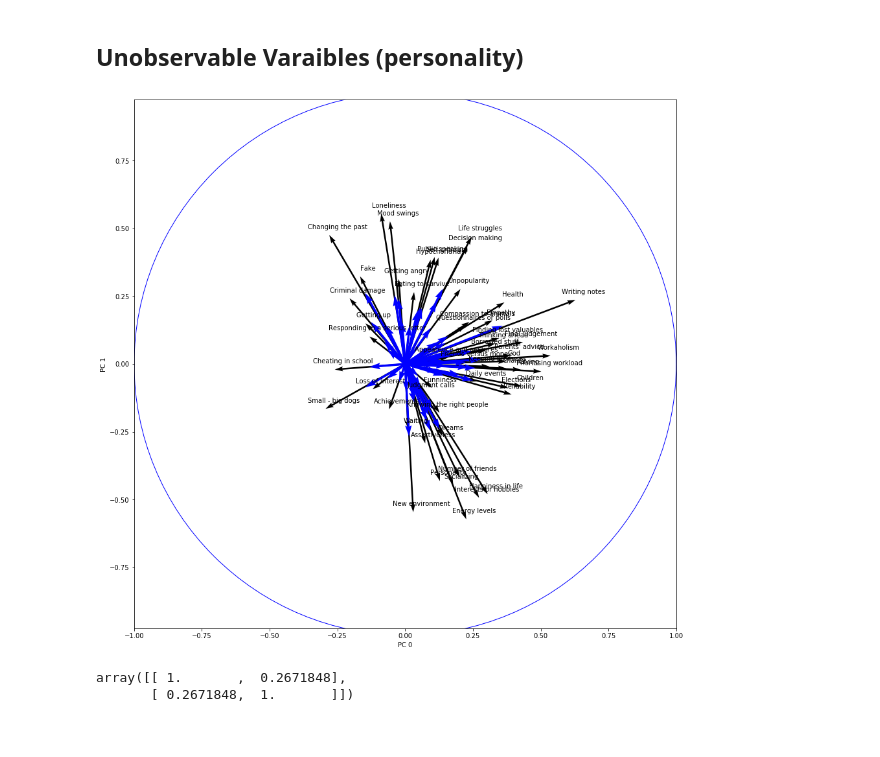
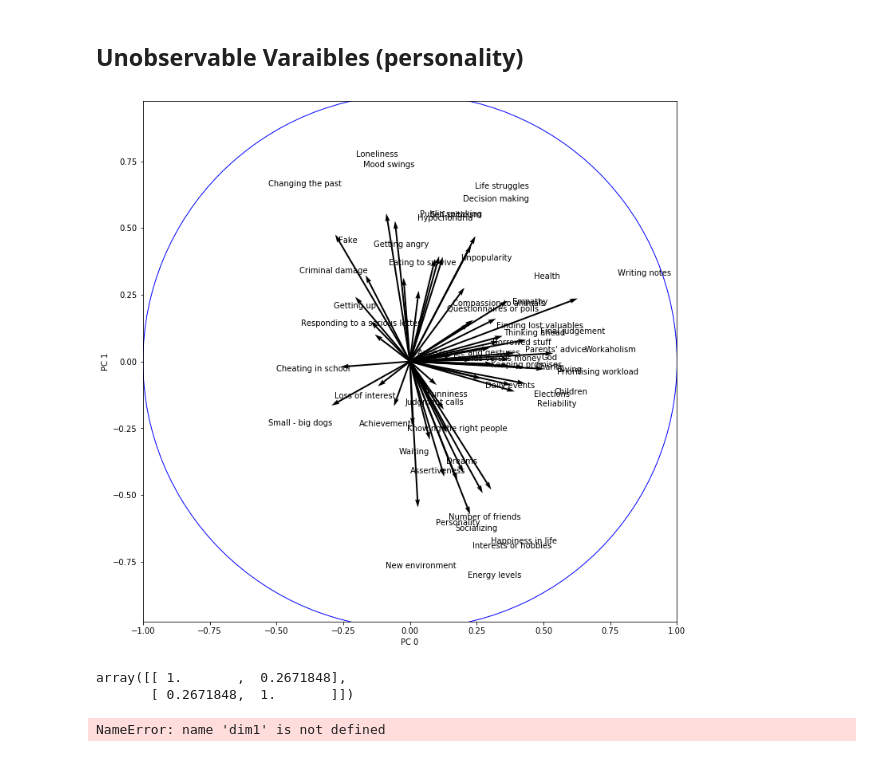
Before and after one commit to raulds77/inference_project, a Jupyter notebook: Observable PCA.ipynb, the cells around one changed output. Cells and saved outputs as stored; diff of their text form; code cells hidden in the pictures.

```diff
--- a/Observable PCA.ipynb
+++ b/Observable PCA.ipynb
@@ -27,11 +30,16 @@ personality = df.iloc[:,63:]
 # %%
 data = {'music':music,'movies':movies,'interests':interests,'personality':personality}
 # %%
+pca_proj = {}
+
 for k in data.keys():
     scaled = scale(data[k],with_std = False)
     pca = PCA()
     pca.fit(scaled)
     projected = pca.fit_transform(scaled)
+
+    pca_proj[k] = projected
+
     plt.figure(figsize=(10,4))
     plt.subplot(1, 2, 1)
     plt.plot(pca.explained_variance_ratio_)
@@ -68,11 +76,8 @@ for k in data.keys():
 # %% [markdown]
 ## Unobservable Varaibles (personality)
 # %%
-k = 'personality'
-scaled = scale(data[k] , with_std = False)
-pca = PCA()
-pca.fit(scaled)
-projected = pca.fit_transform(scaled)
+
+projected = pca_proj['personality']
 
 
 PCs = pca.components_
@@ -87,42 +92,42 @@ for var in range(k):
 
 
 # Use quiver to generate the basic plot
-fig = plt.figure(figsize=(15,15))
+fig = plt.figure(figsize=(12,12))
 
-plt.quiver(np.zeros(PCs.shape[1] - ( PCs.shape[1] - k ) ), np.zeros(PCs.shape[1] - ( PCs.shape[1] - k ) ),
+plt.quiver(np.zeros( k ) , np.zeros( k ),
            dim1, dim2,
            angles='xy', scale_units='xy',scale = 1 , width = .003)
 
-plt.quiver(np.zeros(PCs.shape[1] - ( PCs.shape[1] - k ) ), np.zeros(PCs.shape[1] - ( PCs.shape[1] - k ) ),
-           PCs[0,:k], PCs[1,:k],
-           angles='xy', scale_units='xy',scale = 1 , width = .004, color = 'blue')
+# plt.quiver(np.zeros(PCs.shape[1] - ( PCs.shape[1] - k ) ), np.zeros(PCs.shape[1] - ( PCs.shape[1] - k ) ),
+#            PCs[0,:k], PCs[1,:k],
+#            angles='xy', scale_units='xy',scale = 1 , width = .004, color = 'blue')
 
 # plt.scatter(dim1,dim2 )
 
 
 
 # Add labels based on feature names (here just numbers)
 feature_names = personality.columns[:k]
-for i,j,z in zip(np.array(dim2) + 0.03, np.array(dim1)+0.03, feature_names):
+for i,j,z in zip(np.array(dim2) * 1.4 , np.array(dim1) * 1.4 , feature_names):
     plt.text(j, i, z, ha='center', va='center')
 
 # Add unit circle
 circle = plt.Circle((0,0), 1, facecolor='none', edgecolor='b')
 plt.gca().add_artist(circle)
 
 # Ensure correct aspect ratio and axis limits
 plt.axis('equal')
 plt.xlim([-1.0,1.0])
 plt.ylim([-1.0,1.0])
 
 # Label axes
 plt.xlabel('PC 0')
 plt.ylabel('PC 1')
 
 # Done
 plt.show()
 # %% [output]
-[figure, old version]
+[figure, new version]
 # %%
 np.corrcoef(projected[:,0] ,  scale(personality)[:,0])
 # %% [output]
@@ -132,0 +136,5 @@ scale?
+# %%
+for i in range(len(dim1)):
+    if abs(dim1[i]) > .35 : print personality.columns[i]
+# %% [output]
+NameError: name 'dim1' is not defined
```
Also changed, not shown: parts of 6 cells of this notebook.
